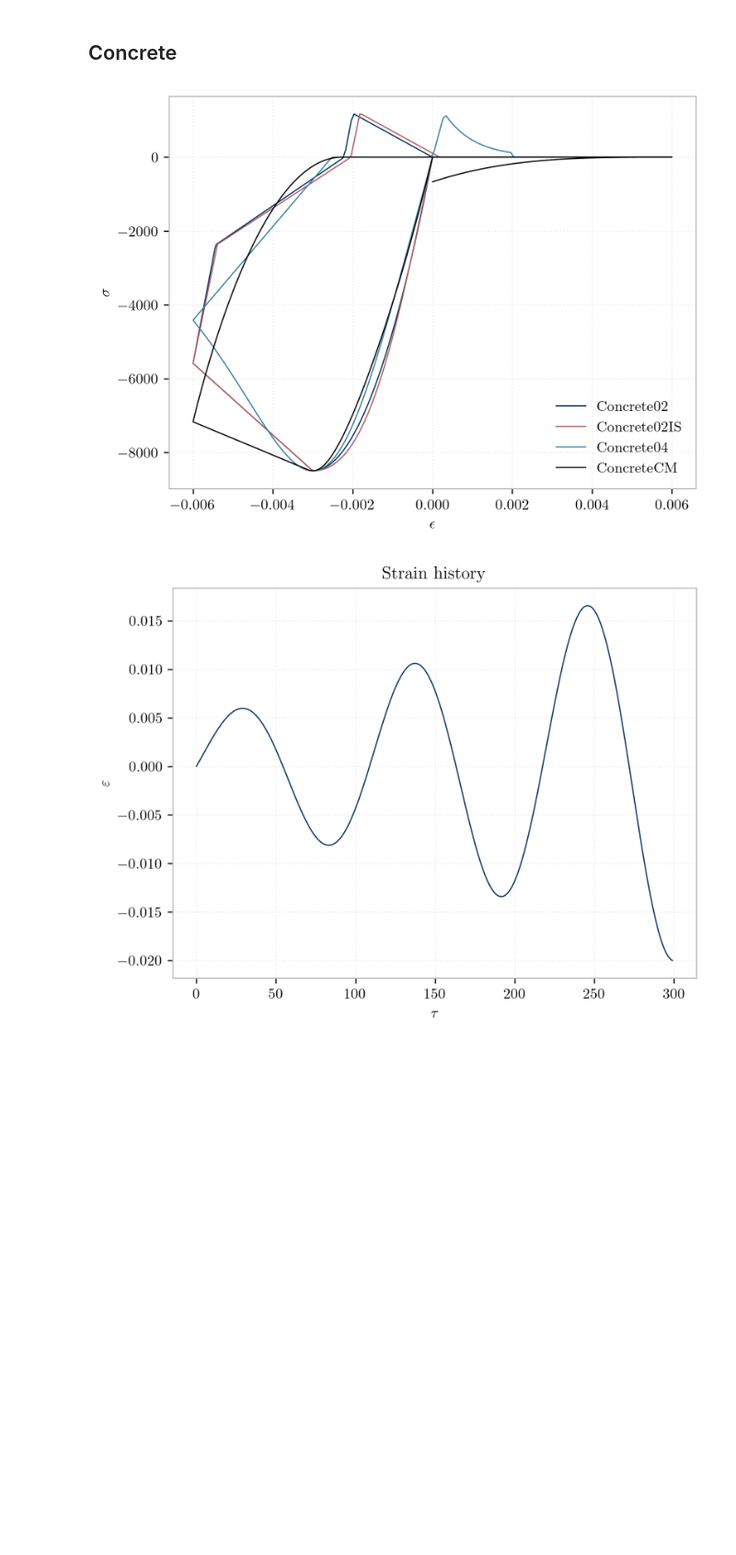
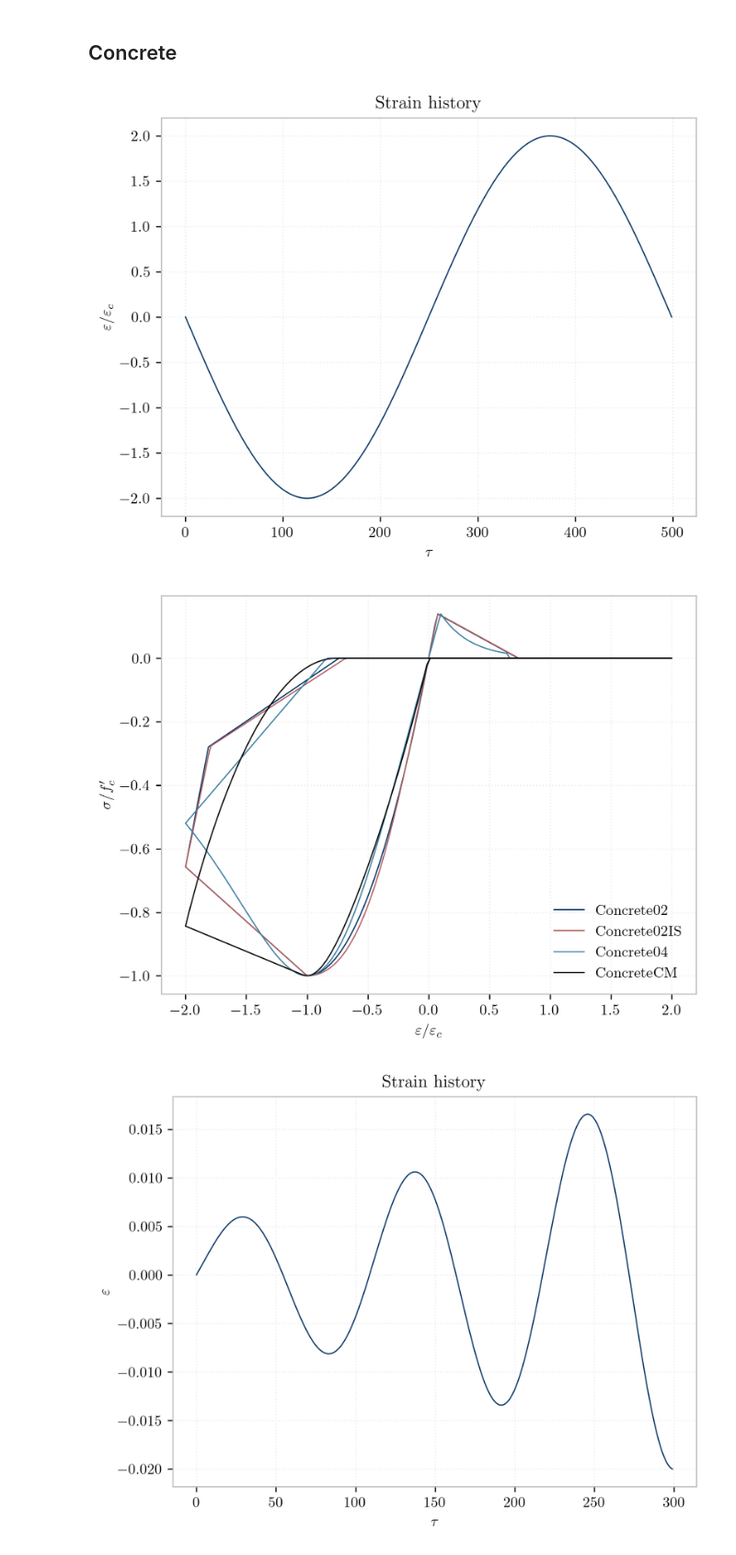
Before and after one commit to STAIRlab/opensees-gallery, a Jupyter notebook: content/en/examples/Example0/UniaxialMaterials.ipynb, the cells around one changed output. Shown at 92% size. Saved outputs shown, nothing was run; the diff lists cells and outputs as text; code cells hidden in the pictures; blank space fills up the shorter version.

```diff
--- a/content/en/examples/Example0/UniaxialMaterials.ipynb
+++ b/content/en/examples/Example0/UniaxialMaterials.ipynb
@@ -40,7 +40,7 @@ stress_list = []
 with elastic_pp_material.handle() as mat:
 
     for e in strain:
-        stress_list.append(mat.getStress(e, commit=True))
+        stress_list.append(mat.getStress(e, commit=True)/Fy)
 # %% [markdown]
 Now we'll plot the stress response we've just collected as a function of strain. For this we'll first create a figure with axes using the [`subplots`](https://matplotlib.org/stable/api/_as_gen/matplotlib.pyplot.subplots.html) function from `matplotlib`, then we'll use the `.plot()` method of the axes to add our data.
 # %%
@@ -60,15 +59,0 @@ ax.set_ylabel(r"$\sigma$");
-# %%
-elastic_pp_material = uniaxial.ElasticPP(Es, Fy/Es)
-
-with elastic_pp_material.handle() as mat:
-
-    stress_list = []
-    for e in strain[:50] :
-        stress_list.append(mat.getStress(e, commit=True))
-
-    for e in strain[50:] :
-        stress_list.append(mat.getStress(e, commit=False))
-
-# create a plotting figure
-fig, ax = plt.subplots()
-ax.plot(strain, stress_list, label="ElasticPP");
@@ -167,26 +132,33 @@ _lambda = 0.1              # ratio between unloading slope at eps2 and initial s
 ftU = -0.14*fc1U           # tensile strength +tension
 Ets = ftU/0.002            # tension softening stiffness
 # %%
-strain  = -0.006*sin(linspace(0, 2*pi, 500))
+strain  = -2*eps1U*sin(linspace(0, 2*pi, 500))
+fig, ax = plt.subplots()
+ax.plot(strain/eps1U)
+ax.set_xlabel(r"$\tau$")
+ax.set_ylabel(r"$\varepsilon/\varepsilon_c$")
+ax.set_title("Strain history");
+
 fig, ax = plt.subplots()
 
 with uniaxial.Concrete02(fc1U, eps1U, fc2U, eps2U, _lambda, ftU, Ets).handle() as c:
-    ax.plot(strain, [c.getStress(e, commit=True) for e in strain], label="Concrete02")
+    ax.plot(-strain/eps1U, [-c.getStress(e, commit=True)/fc for e in strain], label="Concrete02")
 
 with uniaxial.Concrete02IS(Ec, fc1U, eps1U, fc2U, eps2U, [_lambda, ftU, Ets]).handle() as conc:
-    ax.plot(strain, [conc.getStress(e, commit=True) for e in strain], label="Concrete02IS")
+    ax.plot(-strain/eps1U, [-conc.getStress(e, commit=True)/fc for e in strain], label="Concrete02IS")
 
 with uniaxial.Concrete04(fc1U, eps1U, eps2U, 4e3*ksi, [ftU, ftU/Ets]).handle() as conc:
-    ax.plot(strain, [conc.getStress(e, commit=True) for e in strain], label="Concrete04")
+    ax.plot(-strain/eps1U, [-conc.getStress(e, commit=True)/fc for e in strain], label="Concrete04")
 
 with uniaxial.ConcreteCM(fc1U, eps1U, 4500*ksi, 7, 1.035, 0.30, 0.00008, 1.2, 10000).handle() as conc:
-    ax.plot(strain, [conc.getStress(e, commit=True) for e in strain], label="ConcreteCM")
+    ax.plot(-strain/eps1U, [-conc.getStress(e, commit=True)/fc for e in strain], label="ConcreteCM")
 
 ax.legend()
-ax.set_xlabel(r"$\epsilon$")
-ax.set_ylabel(r"$\sigma$");
+ax.set_xlabel(r"$\varepsilon/\varepsilon_c$")
+ax.set_ylabel(r"$\sigma/f'_c$");
 # %% [output]
-[figure, old version]
+[figure, new version]
+[figure, added]
 # %%
 strain = 0.02*sin(linspace(0, 5.5*pi, 300))*linspace(0.5, 1, 300)**2
 # %%
```
Also changed, not shown: parts of 5 cells of this notebook, 7 other files.
